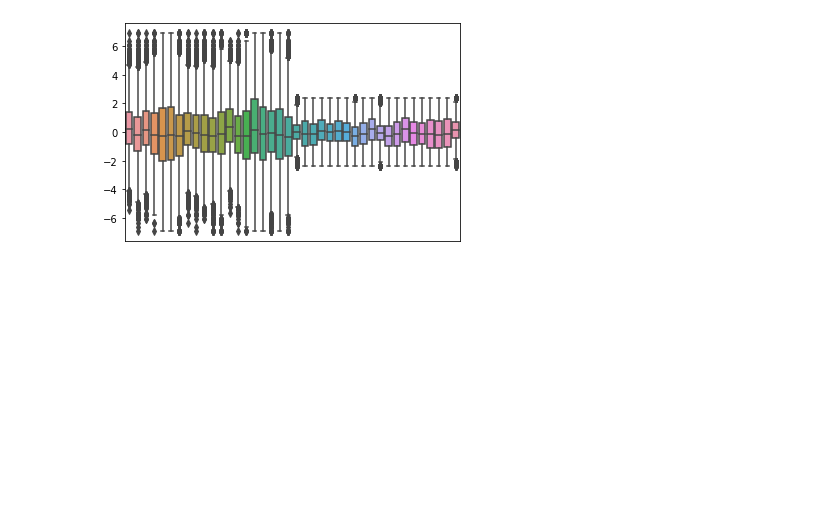
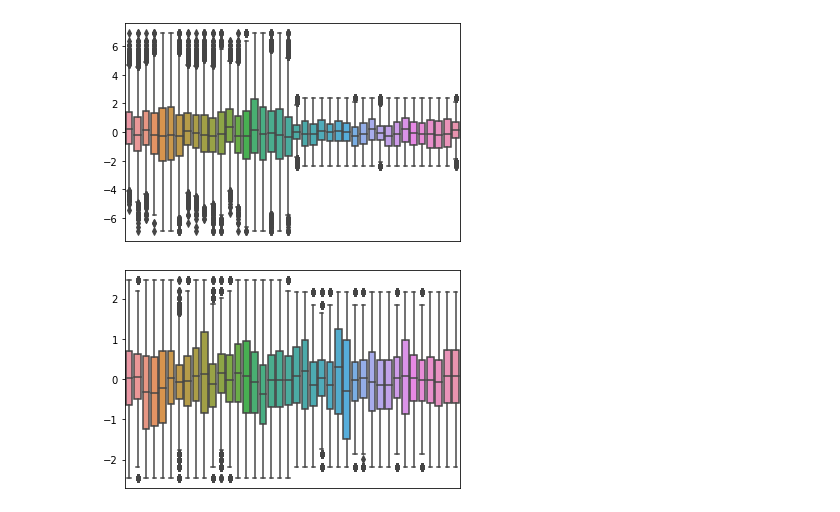
Before and after one commit to colombelli/bioinformatics-ml, a Jupyter notebook: Data Processing/cumida npn data investigation.ipynb, the cells around one changed output. Cells and saved outputs as stored; diff of their text form; code cells hidden in the pictures; blank space fills up the shorter version.

```diff
--- a/Data Processing/cumida npn data investigation.ipynb
+++ b/Data Processing/cumida npn data investigation.ipynb
@@ -154,3 +154,9 @@ x.set(xlabel=None)
 # %% [output]
 [Text(0.5, 0, '')]
 [figure]
+# %%
+ts_df2 = ts_df2.sample(frac=1)
+df2 = ts_df2.iloc[0:20, 0:-1].T
+
+ts_df3 = ts_df3.sample(frac=1)
+df3 = ts_df3.iloc[0:20, 0:-1].T
@@ -156,0 +170,5 @@ x.set(xlabel=None)
+# %%
+dfConc = pd.concat([df2.T, df3.T]).T
+boxplot_df(dfConc)
+# %% [output]
+[figure, added]
```
Also changed, not shown: parts of 10 cells of this notebook, 4 other files.
